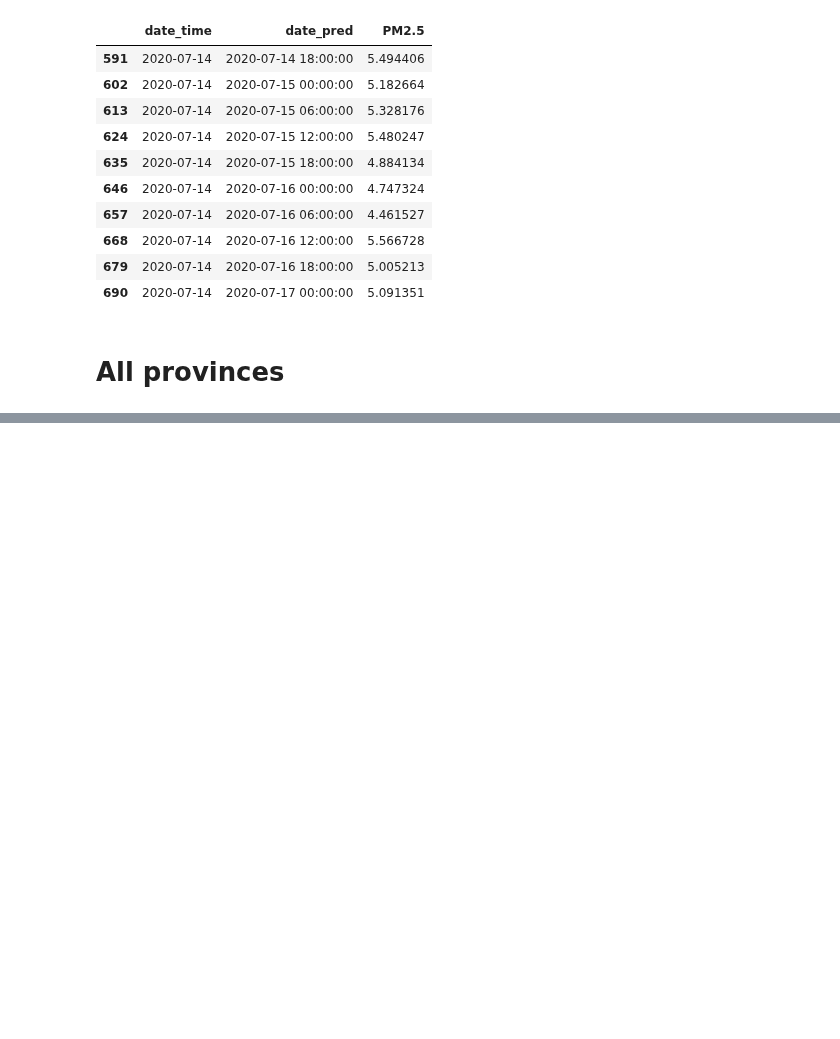
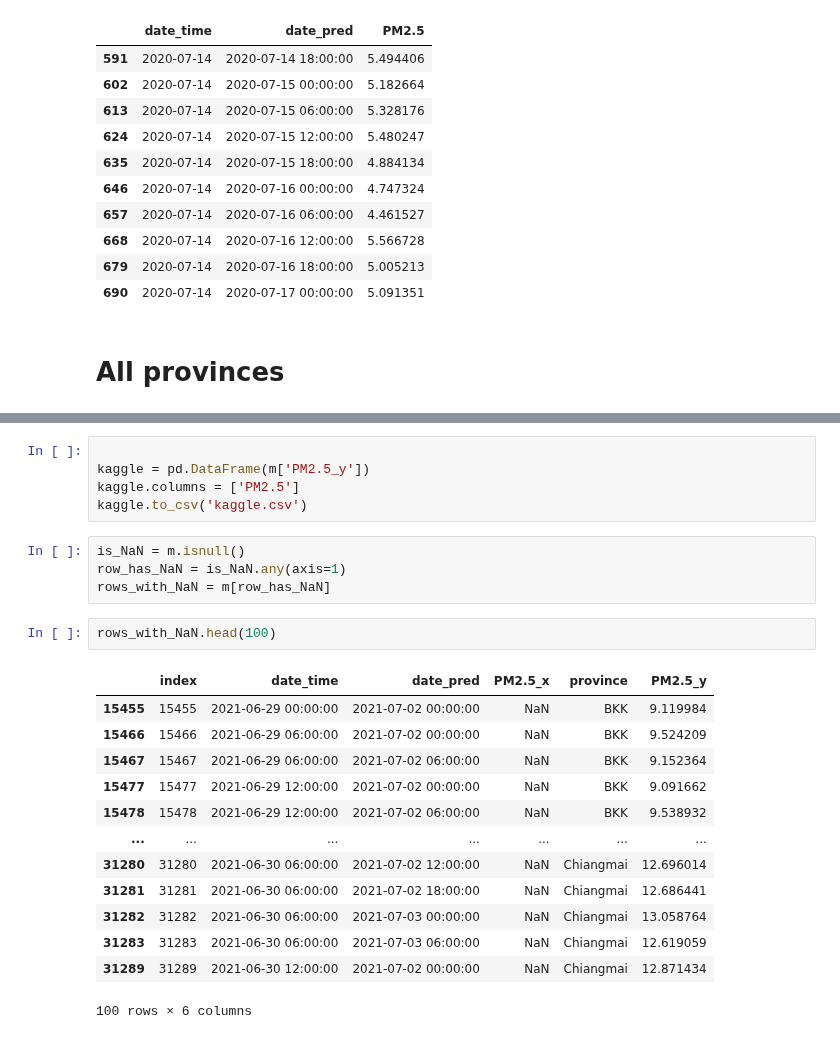
Before and after one commit to NKIKK/ProjectPM2-5_aGroup, a Jupyter notebook: Submit/submit_format.ipynb, the cells around one changed output, grey strips where cells are left out. Cells and saved outputs as stored; diff of their text form; blank space fills up the shorter version.

```diff
--- a/Submit/submit_format.ipynb
+++ b/Submit/submit_format.ipynb
@@ -240,0 +413,25 @@ FileNotFoundError: [Errno 2] No such file or directory: 'Chiangmai_pred.csv'
+# %%
+
+kaggle = pd.DataFrame(m['PM2.5_y'])
+kaggle.columns = ['PM2.5']
+kaggle.to_csv('kaggle.csv')
+# %%
+is_NaN = m.isnull()
+row_has_NaN = is_NaN.any(axis=1)
+rows_with_NaN = m[row_has_NaN]
+# %%
+rows_with_NaN.head(100)
+# %% [output]
+|  | index | date_time | date_pred | PM2.5_x | province | PM2.5_y |
+| 15455 | 15455 | 2021-06-29 00:00:00 | 2021-07-02 00:00:00 | NaN | BKK | 9.119984 |
+| 15466 | 15466 | 2021-06-29 06:00:00 | 2021-07-02 00:00:00 | NaN | BKK | 9.524209 |
+| 15467 | 15467 | 2021-06-29 06:00:00 | 2021-07-02 06:00:00 | NaN | BKK | 9.152364 |
+| 15477 | 15477 | 2021-06-29 12:00:00 | 2021-07-02 00:00:00 | NaN | BKK | 9.091662 |
+| 15478 | 15478 | 2021-06-29 12:00:00 | 2021-07-02 06:00:00 | NaN | BKK | 9.538932 |
+| ... | ... | ... | ... | ... | ... | ... |
+| 31280 | 31280 | 2021-06-30 06:00:00 | 2021-07-02 12:00:00 | NaN | Chiangmai | 12.696014 |
+| 31281 | 31281 | 2021-06-30 06:00:00 | 2021-07-02 18:00:00 | NaN | Chiangmai | 12.686441 |
+| 31282 | 31282 | 2021-06-30 06:00:00 | 2021-07-03 00:00:00 | NaN | Chiangmai | 13.058764 |
+| 31283 | 31283 | 2021-06-30 06:00:00 | 2021-07-03 06:00:00 | NaN | Chiangmai | 12.619059 |
+| 31289 | 31289 | 2021-06-30 12:00:00 | 2021-07-02 00:00:00 | NaN | Chiangmai | 12.871434 |
+100 rows × 6 columns
```
Also changed, not shown: parts of 21 cells of this notebook, 14 other files.
